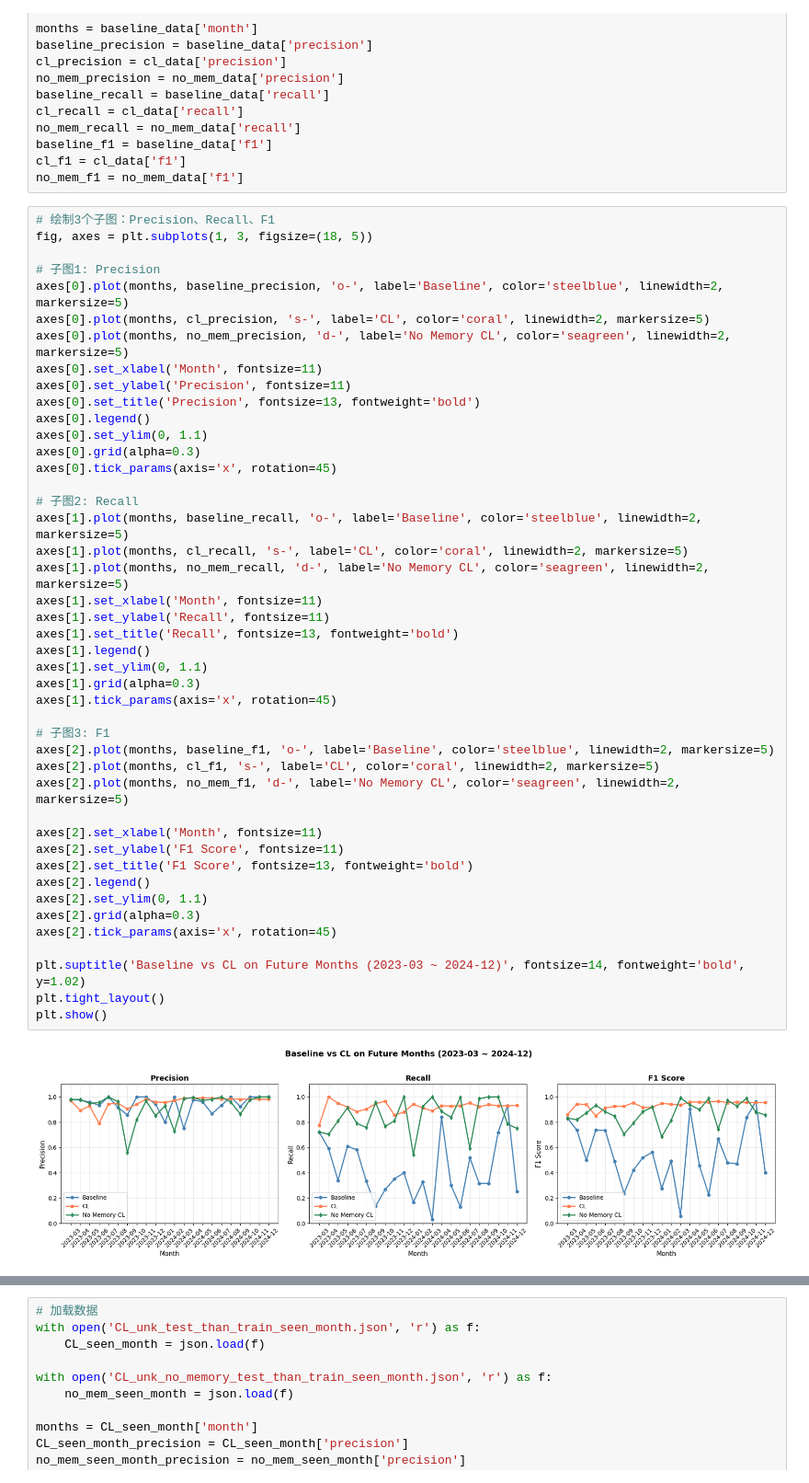
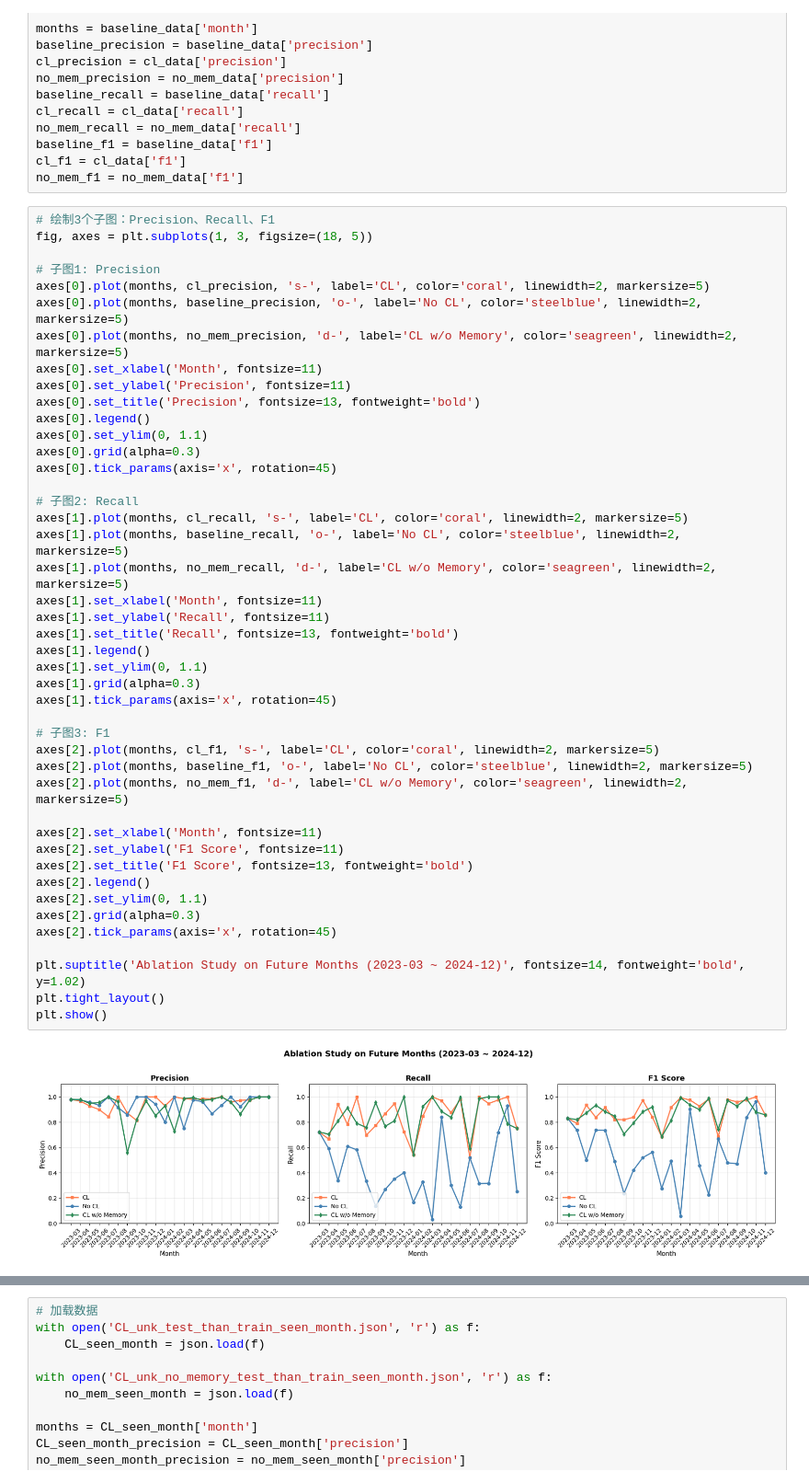
Before and after one commit to Kirin2003/GMLLM, a Jupyter notebook: results/plot_results_ablation.ipynb, the cells around one changed output, grey strips where cells are left out. Shown at 92% size. Saved outputs shown, nothing was run; the diff lists cells and outputs as text.

```diff
--- a/results/plot_results_ablation.ipynb
+++ b/results/plot_results_ablation.ipynb
@@ -30,47 +30,47 @@ no_mem_f1 = no_mem_data['f1']
 fig, axes = plt.subplots(1, 3, figsize=(18, 5))
 
 # 子图1: Precision
-axes[0].plot(months, baseline_precision, 'o-', label='Baseline', color='steelblue', linewidth=2, markersize=5)
 axes[0].plot(months, cl_precision, 's-', label='CL', color='coral', linewidth=2, markersize=5)
-axes[0].plot(months, no_mem_precision, 'd-', label='No Memory CL', color='seagreen', linewidth=2, markersize=5)
+axes[0].plot(months, baseline_precision, 'o-', label='No CL', color='steelblue', linewidth=2, markersize=5)
+axes[0].plot(months, no_mem_precision, 'd-', label='CL w/o Memory', color='seagreen', linewidth=2, markersize=5)
 axes[0].set_xlabel('Month', fontsize=11)
 axes[0].set_ylabel('Precision', fontsize=11)
 axes[0].set_title('Precision', fontsize=13, fontweight='bold')
 axes[0].legend()
 axes[0].set_ylim(0, 1.1)
 axes[0].grid(alpha=0.3)
 axes[0].tick_params(axis='x', rotation=45)
 
 # 子图2: Recall
-axes[1].plot(months, baseline_recall, 'o-', label='Baseline', color='steelblue', linewidth=2, markersize=5)
 axes[1].plot(months, cl_recall, 's-', label='CL', color='coral', linewidth=2, markersize=5)
-axes[1].plot(months, no_mem_recall, 'd-', label='No Memory CL', color='seagreen', linewidth=2, markersize=5)
+axes[1].plot(months, baseline_recall, 'o-', label='No CL', color='steelblue', linewidth=2, markersize=5)
+axes[1].plot(months, no_mem_recall, 'd-', label='CL w/o Memory', color='seagreen', linewidth=2, markersize=5)
 axes[1].set_xlabel('Month', fontsize=11)
 axes[1].set_ylabel('Recall', fontsize=11)
 axes[1].set_title('Recall', fontsize=13, fontweight='bold')
 axes[1].legend()
 axes[1].set_ylim(0, 1.1)
 axes[1].grid(alpha=0.3)
 axes[1].tick_params(axis='x', rotation=45)
 
 # 子图3: F1
-axes[2].plot(months, baseline_f1, 'o-', label='Baseline', color='steelblue', linewidth=2, markersize=5)
 axes[2].plot(months, cl_f1, 's-', label='CL', color='coral', linewidth=2, markersize=5)
-axes[2].plot(months, no_mem_f1, 'd-', label='No Memory CL', color='seagreen', linewidth=2, markersize=5)
+axes[2].plot(months, baseline_f1, 'o-', label='No CL', color='steelblue', linewidth=2, markersize=5)
+axes[2].plot(months, no_mem_f1, 'd-', label='CL w/o Memory', color='seagreen', linewidth=2, markersize=5)
 
 axes[2].set_xlabel('Month', fontsize=11)
 axes[2].set_ylabel('F1 Score', fontsize=11)
 axes[2].set_title('F1 Score', fontsize=13, fontweight='bold')
 axes[2].legend()
 axes[2].set_ylim(0, 1.1)
 axes[2].grid(alpha=0.3)
 axes[2].tick_params(axis='x', rotation=45)
 
-plt.suptitle('Baseline vs CL on Future Months (2023-03 ~ 2024-12)', fontsize=14, fontweight='bold', y=1.02)
+plt.suptitle('Ablation Study on Future Months (2023-03 ~ 2024-12)', fontsize=14, fontweight='bold', y=1.02)
 plt.tight_layout()
 plt.show()
 # %% [output]
-[figure, old version]
+[figure, new version]
 # %%
 # 统计对比
 baseline_f1_arr = np.array(baseline_f1)
```
Also changed, not shown: parts of 3 cells of this notebook, 8 other files.
